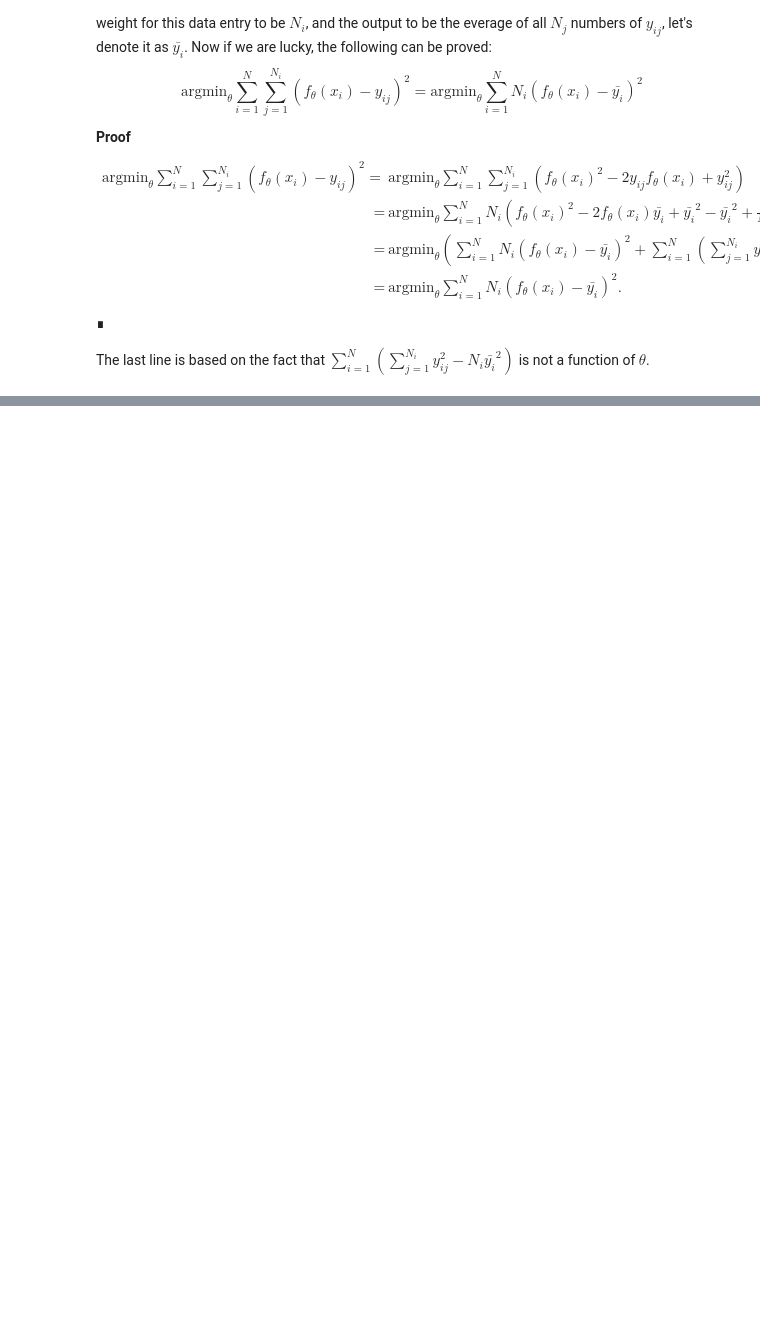
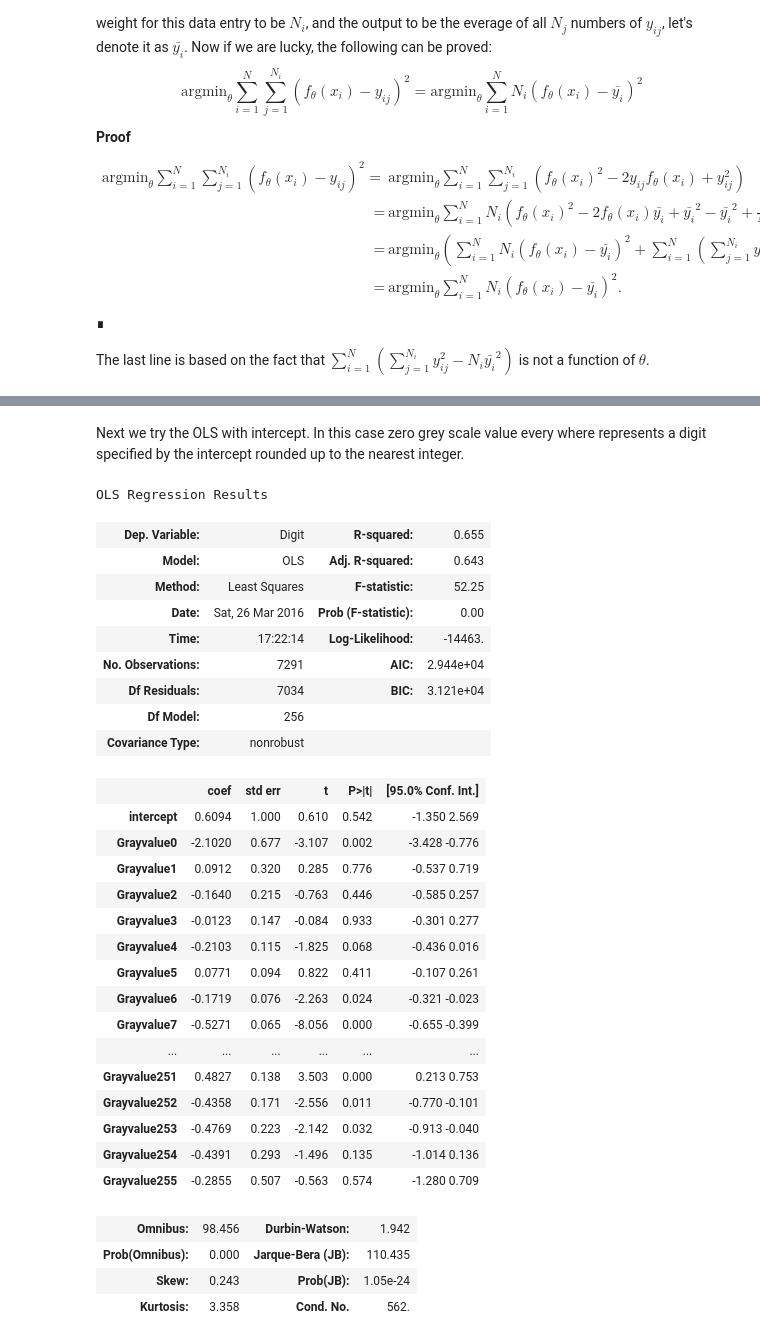
Before and after one commit to hzzyyy/ESLII_Solutions, a Jupyter notebook: Chapter02.ipynb, the cells around one changed output, grey strips where cells are left out. Cells and saved outputs as stored; diff of their text form; code cells hidden in the pictures; blank space fills up the shorter version.

```diff
--- a/Chapter02.ipynb
+++ b/Chapter02.ipynb
@@ -226,0 +367,38 @@ $$ \mathbf{E}\left(f(x_0)-\hat{f}(x_0)\right)^2
+# %% [markdown]
+Next we try the OLS with intercept. In this case zero grey scale value every where represents a digit specified by the intercept rounded up to the nearest integer.
+# %%
+from statsmodels.api import OLS
+
+result_ols_intercept = OLS(endog=train_dat['Digit'], exog=train_dat[['intercept']+colnames[1:]]).fit()
+result_ols_intercept.summary()
+# %% [output]
+OLS Regression Results
+| Dep. Variable: | Digit | R-squared: | 0.655 |
+| Model: | OLS | Adj. R-squared: | 0.643 |
+| Method: | Least Squares | F-statistic: | 52.25 |
+| Date: | Sat, 26 Mar 2016 | Prob (F-statistic): | 0.00 |
+| Time: | 17:22:14 | Log-Likelihood: | -14463. |
+| No. Observations: | 7291 | AIC: | 2.944e+04 |
+| Df Residuals: | 7034 | BIC: | 3.121e+04 |
+| Df Model: | 256 |  |  |
+| Covariance Type: | nonrobust |  |  |
+|  | coef | std err | t | P>|t| | [95.0% Conf. Int.] |
+| intercept | 0.6094 | 1.000 | 0.610 | 0.542 | -1.350 2.569 |
+| Grayvalue0 | -2.1020 | 0.677 | -3.107 | 0.002 | -3.428 -0.776 |
+| Grayvalue1 | 0.0912 | 0.320 | 0.285 | 0.776 | -0.537 0.719 |
+| Grayvalue2 | -0.1640 | 0.215 | -0.763 | 0.446 | -0.585 0.257 |
+| Grayvalue3 | -0.0123 | 0.147 | -0.084 | 0.933 | -0.301 0.277 |
+| Grayvalue4 | -0.2103 | 0.115 | -1.825 | 0.068 | -0.436 0.016 |
+| Grayvalue5 | 0.0771 | 0.094 | 0.822 | 0.411 | -0.107 0.261 |
+| Grayvalue6 | -0.1719 | 0.076 | -2.263 | 0.024 | -0.321 -0.023 |
+| Grayvalue7 | -0.5271 | 0.065 | -8.056 | 0.000 | -0.655 -0.399 |
+| ... | ... | ... | ... | ... | ... |
+| Grayvalue251 | 0.4827 | 0.138 | 3.503 | 0.000 | 0.213 0.753 |
+| Grayvalue252 | -0.4358 | 0.171 | -2.556 | 0.011 | -0.770 -0.101 |
+| Grayvalue253 | -0.4769 | 0.223 | -2.142 | 0.032 | -0.913 -0.040 |
+| Grayvalue254 | -0.4391 | 0.293 | -1.496 | 0.135 | -1.014 0.136 |
+| Grayvalue255 | -0.2855 | 0.507 | -0.563 | 0.574 | -1.280 0.709 |
+| Omnibus: | 98.456 | Durbin-Watson: | 1.942 |
+| Prob(Omnibus): | 0.000 | Jarque-Bera (JB): | 110.435 |
+| Skew: | 0.243 | Prob(JB): | 1.05e-24 |
+| Kurtosis: | 3.358 | Cond. No. | 562. |
```
Also changed, not shown: parts of 13 cells of this notebook, 4 other files.
